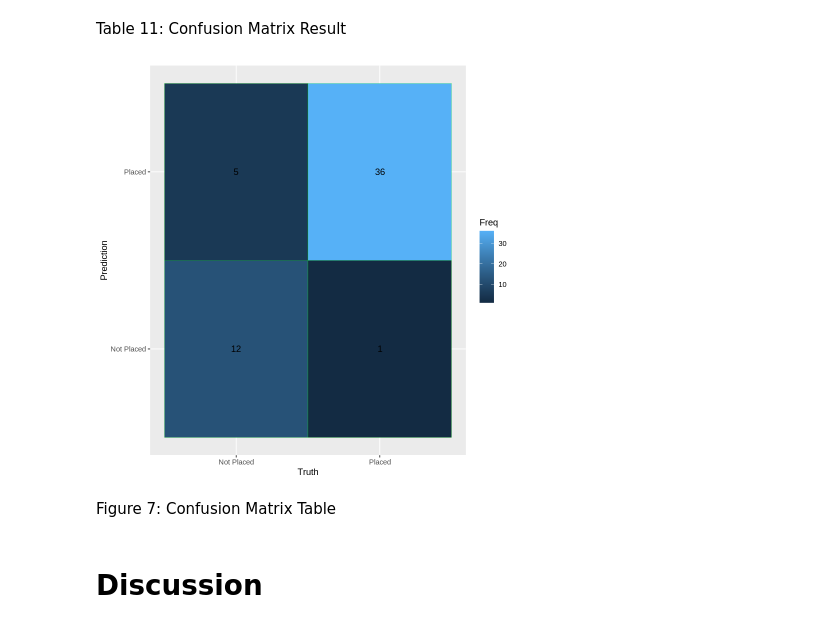
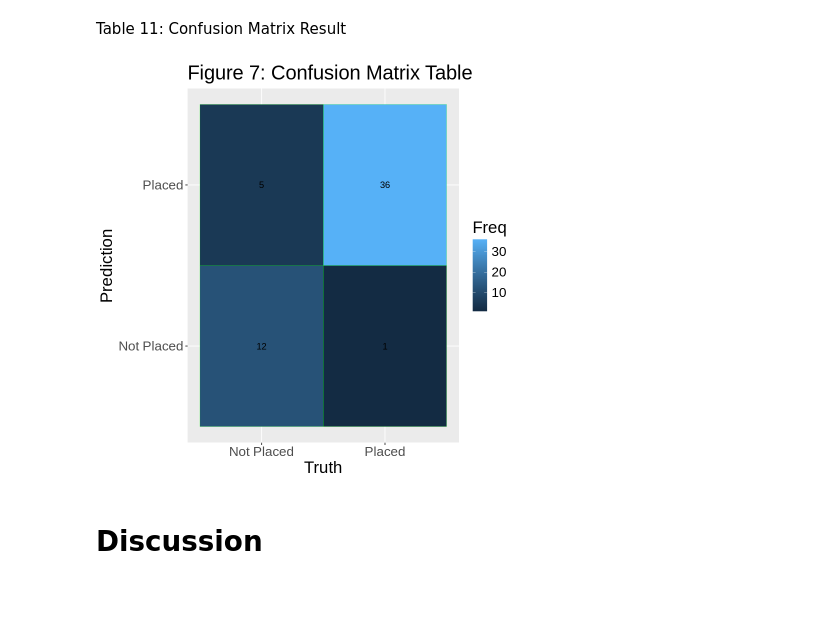
Before and after one commit to Chuewy/DSCI100-27, a Jupyter notebook: Project Report.ipynb, the cells around one changed output. Cells and saved outputs as stored; diff of their text form; code cells hidden in the pictures; blank space fills up the shorter version.

```diff
--- a/Project Report.ipynb
+++ b/Project Report.ipynb
@@ -556,18 +547,18 @@ Table 11: Confusion Matrix Result
 # %%
 plt <- as.data.frame(minim_conf_mat$table)
 
 result_graph <- plt |>
                 ggplot(aes(x = Truth, y = Prediction)) +
                 geom_tile(aes(fill = Freq), color = "green") +
                 geom_text(aes(label = Freq)) +
                 labs(x = "Truth",y = "Prediction") +
                 scale_x_discrete(labels=c("Not Placed","Placed")) +
-                scale_y_discrete(labels=c("Not Placed","Placed"))
+                scale_y_discrete(labels=c("Not Placed","Placed")) +
+                ggtitle("Figure 7: Confusion Matrix Table") +
+                theme(text = element_text(size = 20))
 result_graph
 # %% [output]
-[figure, old version]
+[figure, new version]
-# %% [markdown]
-Figure 7: Confusion Matrix Table
 # %% [markdown]
 # Discussion
 # %% [markdown]
```
Also changed, not shown: parts of 13 cells of this notebook.
